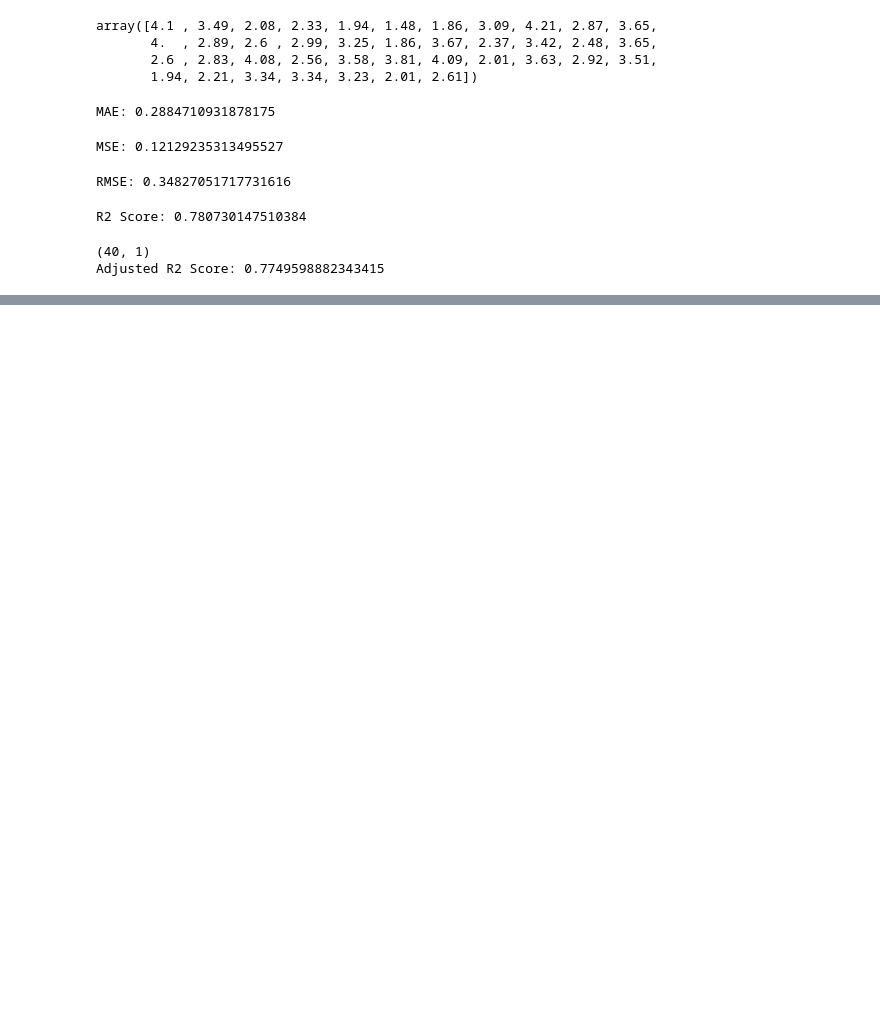
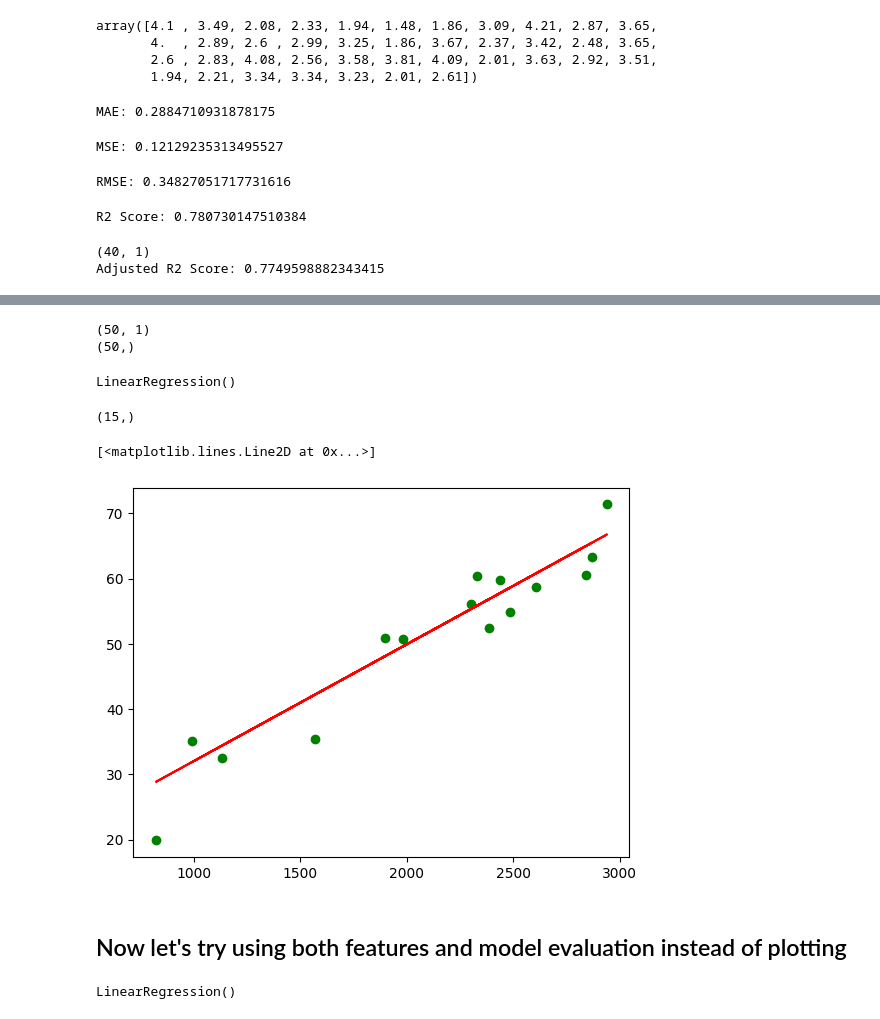
Before and after one commit to kc-011/python-programming, a Jupyter notebook: Module 4/linear-regression.ipynb, the cells around one changed output, grey strips where cells are left out. Cells and saved outputs as stored; diff of their text form; code cells hidden in the pictures; blank space fills up the shorter version.

```diff
--- a/Module 4/linear-regression.ipynb
+++ b/Module 4/linear-regression.ipynb
@@ -146,0 +263,31 @@ Adjusted R2 Score: 0.7749598882343415
+# %%
+x = df3.iloc[:, 0:1]
+y = df3.iloc[:, 2]
+print(x.shape)
+print(y.shape)
+# %% [output]
+(50, 1)
+(50,)
+# %%
+x_train, x_test, y_train, y_test = train_test_split(x,y, test_size=0.3, random_state=42)
+# %%
+model2 = LinearRegression()
+# %%
+model2.fit(x_train, y_train)
+# %% [output]
+LinearRegression()
+# %%
+predicted2 = model2.predict(x_test)
+# %%
+x_train.shape
+predicted2.shape
+# %% [output]
+(15,)
+# %%
+plt.scatter(x_test['Area (sqft)'], y_test, color='green')
+plt.plot(x_test['Area (sqft)'], predicted2, color='red')
+# %% [output]
+[<matplotlib.lines.Line2D at 0x...>]
+[figure, added]
+# %% [markdown]
+## Now let's try using both features and model evaluation instead of plotting
@@ -146,0 +301,4 @@ Adjusted R2 Score: 0.7749598882343415
+# %%
+model3.fit(a_train, b_train)
+# %% [output]
+LinearRegression()
```
Also changed, not shown: parts of 24 cells of this notebook.
